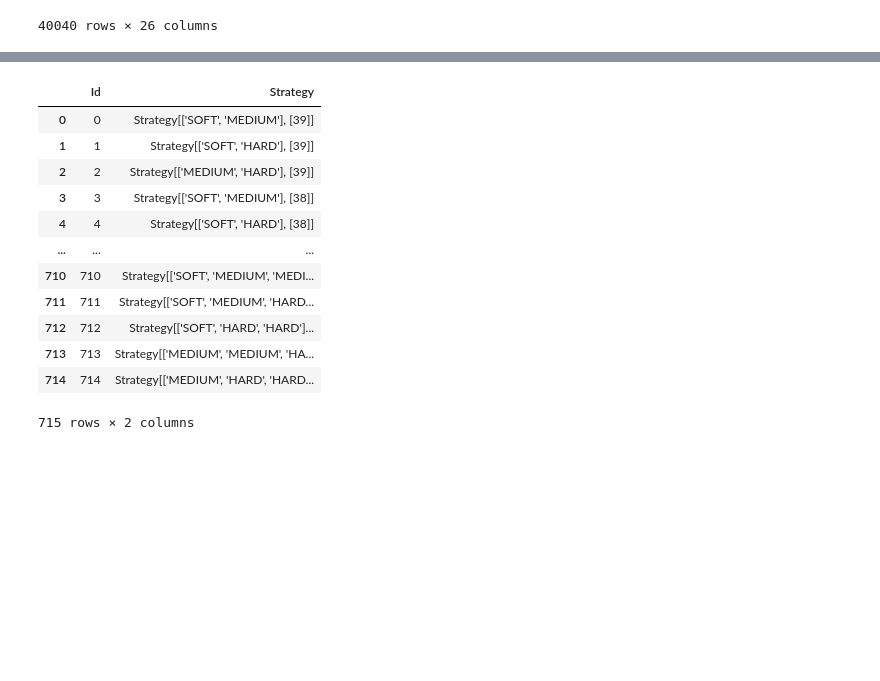
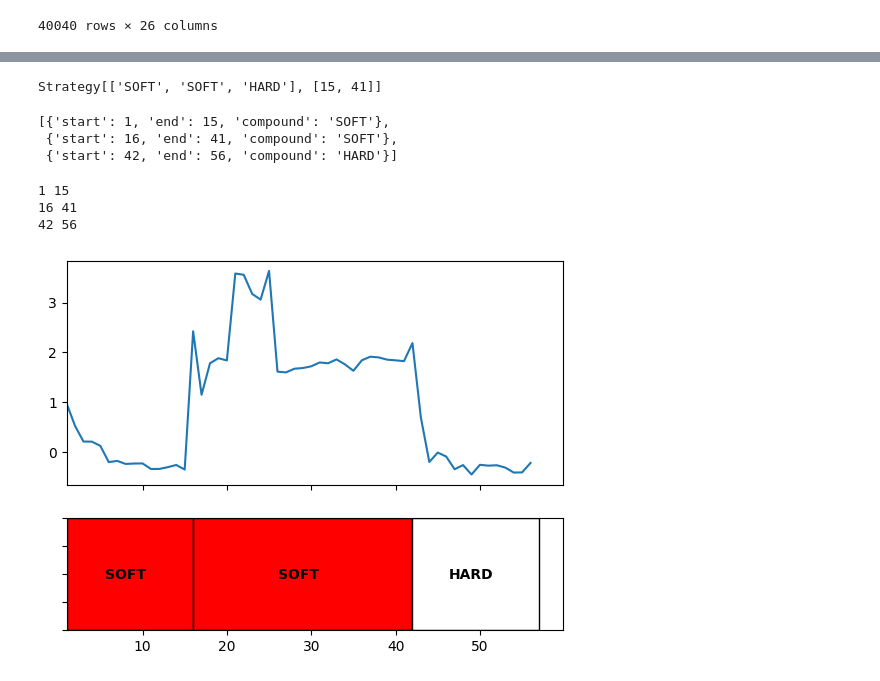
Before and after one commit to kw-00/f1-pitstop-advisor-revised, a Jupyter notebook: experiments/4_simulation.ipynb, the cells around one changed output, grey strips where cells are left out. Saved outputs shown, nothing was run; the diff lists cells and outputs as text; code cells hidden in the pictures; blank space fills up the shorter version.

```diff
--- a/experiments/4_simulation.ipynb
+++ b/experiments/4_simulation.ipynb
@@ -129,16 +107,55 @@ Done.
+# %%
+
+
+
+strategies[strategies["Id"] == best_strat_id]
+strat: _simutils.__Strategy = strategies.loc[best_strat_id, "Strategy"] # type: ignore
+strat
+# %% [output]
+Strategy[['SOFT', 'SOFT', 'HARD'], [15, 41]]
+# %%
+best_strat_laps = laps[laps["StrategyId"] == best_strat_id]
+race_length = best_strat_laps.shape[0]
+stints = []
+current_compound = strat.initial_compound
+current_lap = 1
+for pit_lap, compound in strat.stops.items():
+    start = current_lap
+    while current_lap < pit_lap:
+        current_lap += 1
+    stints.append({"start": start, "end": current_lap, "compound": current_compound})
+    current_lap += 1
+    current_compound = compound
+stints.append({"start": current_lap, "end": race_length, "compound": current_compound})
+# %%
+stints
+# %% [output]
+[{'start': 1, 'end': 15, 'compound': 'SOFT'},
+ {'start': 16, 'end': 41, 'compound': 'SOFT'},
+ {'start': 42, 'end': 56, 'compound': 'HARD'}]
 # %%
-strategies
+
+
+
+fig, (chart_ax, stint_ax) = plt.subplots(2, 1, height_ratios=(2, 1), sharex=True)
+chart_ax.plot(best_strat_laps["LapNumber"], best_strat_laps["LapTimeZScore"])
+
+compound_colors = {"SOFT": "red", "MEDIUM": "yellow", "HARD": "white"}
+for stint in stints:
+    compound = stint["compound"]
+    stint_length = stint["end"] - stint["start"] + 1
+
+    color = compound_colors.get(
+        stint["compound"], "grey"
+    )
+
+    stint_ax.margins(0, 0)
+    stint_ax.set_yticklabels([])
+    stint_ax.barh(0, width=stint_length, height=1, left=stint["start"], color=color, edgecolor="black")
+    print(stint["start"], stint["end"])
+    stint_ax.text(np.mean([stint["start"], stint["end"]]), 0, compound, va="center", ha="center", fontweight="bold")
 # %% [output]
-|  | Id | Strategy |
-| 0 | 0 | Strategy[['SOFT', 'MEDIUM'], [39]] |
-| 1 | 1 | Strategy[['SOFT', 'HARD'], [39]] |
-| 2 | 2 | Strategy[['MEDIUM', 'HARD'], [39]] |
-| 3 | 3 | Strategy[['SOFT', 'MEDIUM'], [38]] |
-| 4 | 4 | Strategy[['SOFT', 'HARD'], [38]] |
-| ... | ... | ... |
-| 710 | 710 | Strategy[['SOFT', 'MEDIUM', 'MEDI... |
-| 711 | 711 | Strategy[['SOFT', 'MEDIUM', 'HARD... |
-| 712 | 712 | Strategy[['SOFT', 'HARD', 'HARD']... |
-| 713 | 713 | Strategy[['MEDIUM', 'MEDIUM', 'HA... |
-| 714 | 714 | Strategy[['MEDIUM', 'HARD', 'HARD... |
-715 rows × 2 columns
+1 15
+16 41
+42 56
+[figure, added]
```
Also changed, not shown: parts of 3 cells of this notebook, 1 other file.
